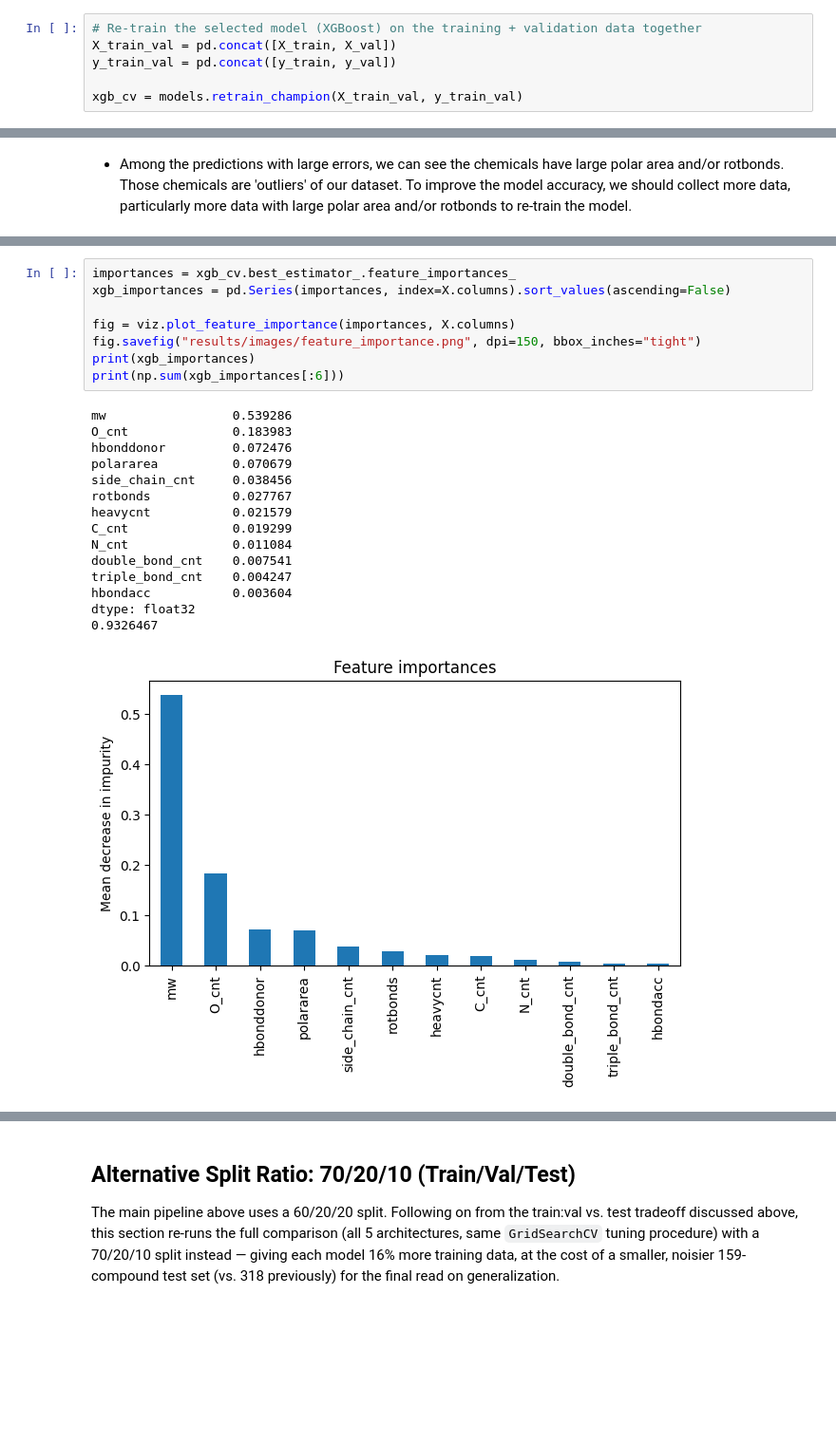
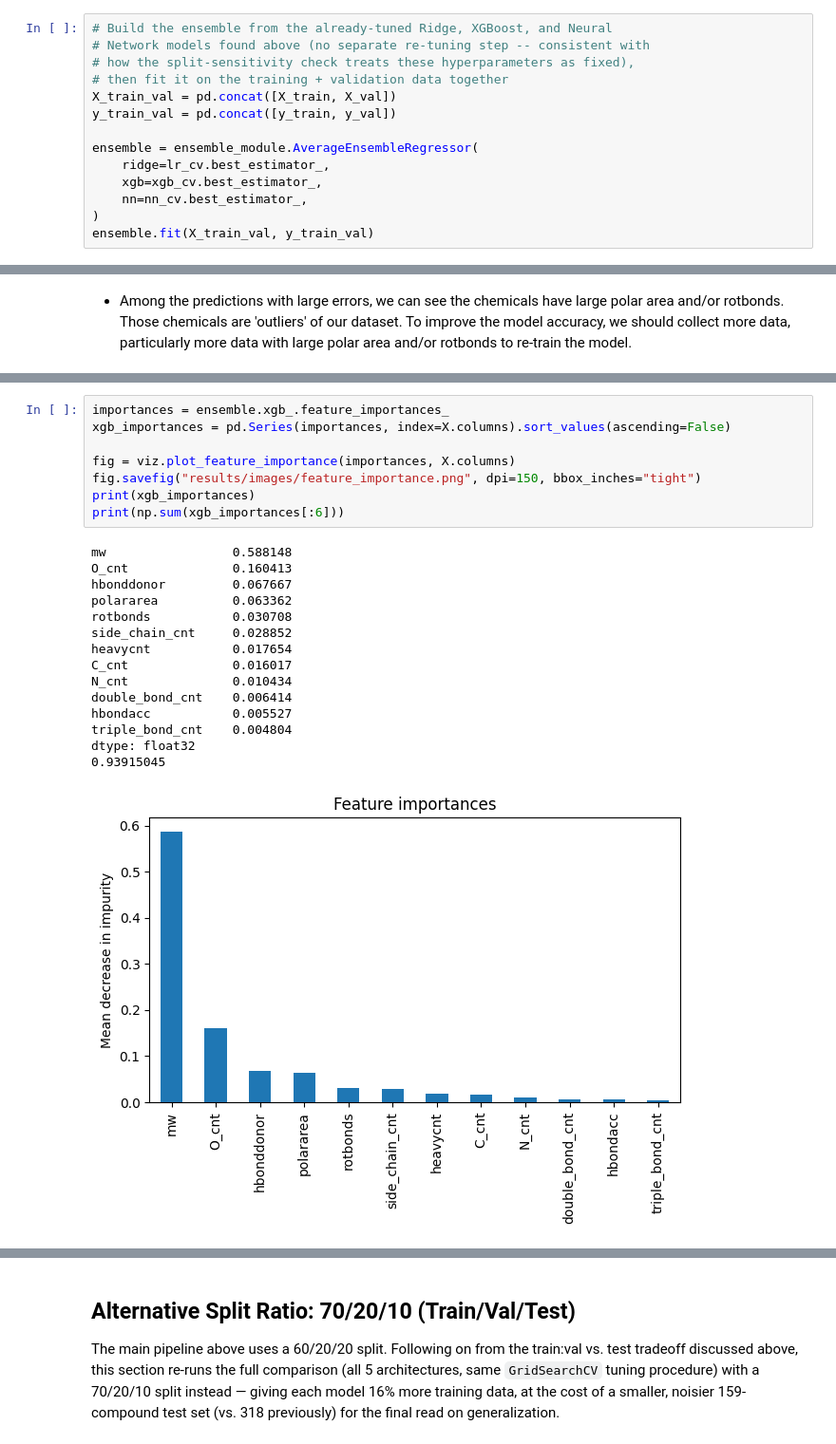
Before and after one commit to JShi12/Predict-Organic-Chemical-Boiling-Point, a Jupyter notebook: Boiling_Point_Predicter.ipynb, the cells around one changed output, grey strips where cells are left out. Shown at 95% size. Cells and saved outputs as stored; diff of their text form; blank space fills up the shorter version.

```diff
--- a/Boiling_Point_Predicter.ipynb
+++ b/Boiling_Point_Predicter.ipynb
@@ -523,6 +529,14 @@ architecture here is truly the best.
 # %%
-# Re-train the selected model (XGBoost) on the training + validation data together
+# Build the ensemble from the already-tuned Ridge, XGBoost, and Neural
+# Network models found above (no separate re-tuning step -- consistent with
+# how the split-sensitivity check treats these hyperparameters as fixed),
+# then fit it on the training + validation data together
 X_train_val = pd.concat([X_train, X_val])
 y_train_val = pd.concat([y_train, y_val])
 
-xgb_cv = models.retrain_champion(X_train_val, y_train_val)
+ensemble = ensemble_module.AverageEnsembleRegressor(
+    ridge=lr_cv.best_estimator_,
+    xgb=xgb_cv.best_estimator_,
+    nn=nn_cv.best_estimator_,
+)
+ensemble.fit(X_train_val, y_train_val)
@@ -595,27 +636,27 @@ df.iloc[large_residual_index]
 # %%
-importances = xgb_cv.best_estimator_.feature_importances_
+importances = ensemble.xgb_.feature_importances_
 xgb_importances = pd.Series(importances, index=X.columns).sort_values(ascending=False)
 
 fig = viz.plot_feature_importance(importances, X.columns)
 fig.savefig("results/images/feature_importance.png", dpi=150, bbox_inches="tight")
 print(xgb_importances)
 print(np.sum(xgb_importances[:6]))
 # %% [output]
-mw                 0.539286
-O_cnt              0.183983
-hbonddonor         0.072476
-polararea          0.070679
-side_chain_cnt     0.038456
-rotbonds           0.027767
-heavycnt           0.021579
-C_cnt              0.019299
-N_cnt              0.011084
-double_bond_cnt    0.007541
-triple_bond_cnt    0.004247
-hbondacc           0.003604
+mw                 0.588148
+O_cnt              0.160413
+hbonddonor         0.067667
+polararea          0.063362
+rotbonds           0.030708
+side_chain_cnt     0.028852
+heavycnt           0.017654
+C_cnt              0.016017
+N_cnt              0.010434
+double_bond_cnt    0.006414
+hbondacc           0.005527
+triple_bond_cnt    0.004804
 dtype: float32
-0.9326467
+0.93915045
-[figure, old version]
+[figure, new version]
 # %%
 # Plot the tree
 # Retrieve the best model (booster)
```
Also changed, not shown: parts of 29 cells of this notebook, 8 other files.
